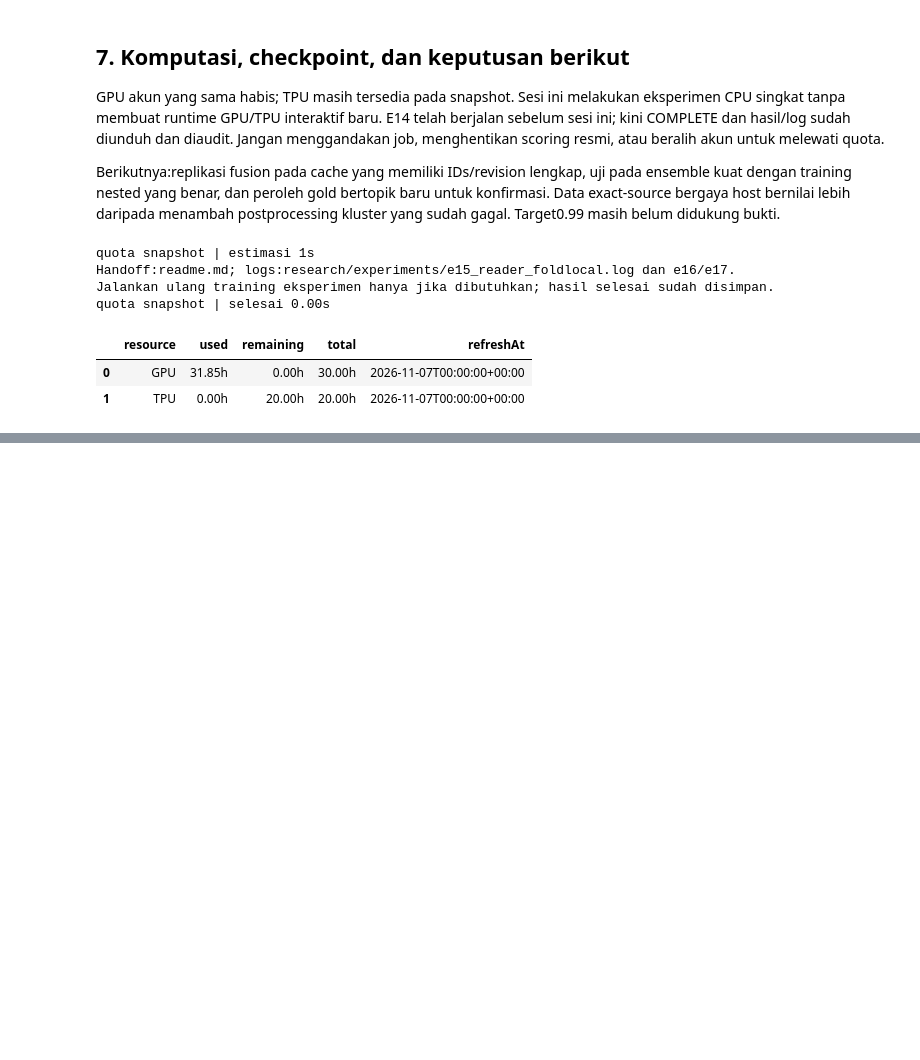
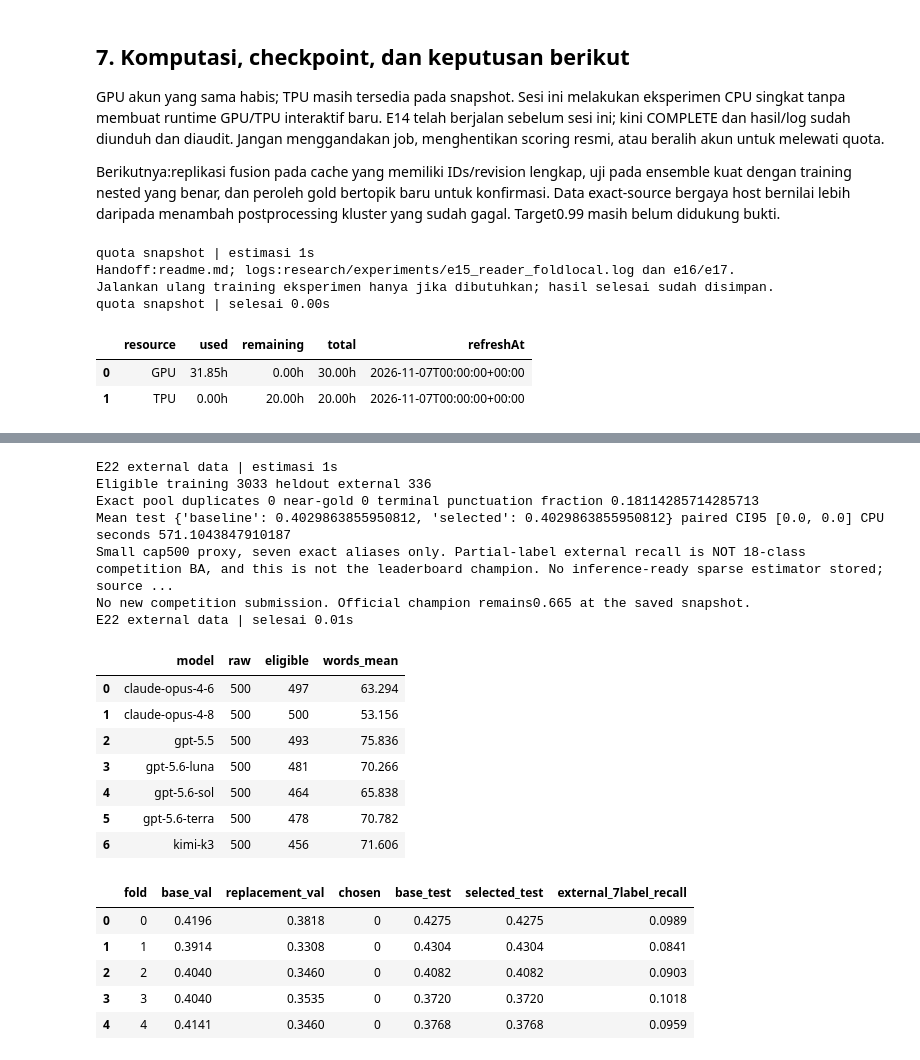
Before and after one commit to yauwes/name-that-llm-sota-pipeline, a Jupyter notebook: ntl_session_20261103.ipynb, the cells around one changed output, grey strips where cells are left out. Cells and saved outputs as stored; diff of their text form; code cells hidden in the pictures; blank space fills up the shorter version.

```diff
--- a/ntl_session_20261103.ipynb
+++ b/ntl_session_20261103.ipynb
@@ -298,0 +405,39 @@ quota snapshot | selesai 0.00s
+# %%
+with step('E22 external data', 1):
+    directory=ROOT/'research/experiments/e22_reader_data'
+    audit=json.loads((directory/'audit.json').read_text())
+    e22=json.loads((directory/'results.json').read_text())
+    display(pd.DataFrame(audit['per_class']).round(3))
+    print('Eligible training',audit['eligible_training_rows'],'heldout external',audit['eligible_external_test_rows'])
+    print('Exact pool duplicates',audit['exact_pool'],'near-gold',audit['near_gold_char_ge08'],
+          'terminal punctuation fraction',audit['terminal_punctuation_fraction'])
+    records=[json.loads((directory/f'proxy_fold{f}.json').read_text()) for f in range(5)]
+    display(pd.DataFrame([dict(fold=r['fold'],base_val=r['validation_trials'][0]['validation_ba'],
+        replacement_val=r['validation_trials'][1]['validation_ba'],chosen=r['chosen'],
+        base_test=r['baseline_test_ba'],selected_test=r['selected_test_ba'],
+        external_7label_recall=r['external_present_label_macro_recall']) for r in records]).round(4))
+    print('Mean test',e22['mean_test'],'paired CI95',e22['paired_ci95'],'CPU seconds',e22['elapsed_s'])
+    print(e22['caveat'])
+    print('No new competition submission. Official champion remains0.665 at the saved snapshot.')
+# %% [output]
+E22 external data | estimasi 1s
+Eligible training 3033 heldout external 336
+Exact pool duplicates 0 near-gold 0 terminal punctuation fraction 0.18114285714285713
+Mean test {'baseline': 0.4029863855950812, 'selected': 0.4029863855950812} paired CI95 [0.0, 0.0] CPU seconds 571.1043847910187
+Small cap500 proxy, seven exact aliases only. Partial-label external recall is NOT 18-class competition BA, and this is not the leaderboard champion. No inference-ready sparse estimator stored; source ...
+No new competition submission. Official champion remains0.665 at the saved snapshot.
+E22 external data | selesai 0.01s
+|  | model | raw | eligible | words_mean |
+| 0 | claude-opus-4-6 | 500 | 497 | 63.294 |
+| 1 | claude-opus-4-8 | 500 | 500 | 53.156 |
+| 2 | gpt-5.5 | 500 | 493 | 75.836 |
+| 3 | gpt-5.6-luna | 500 | 481 | 70.266 |
+| 4 | gpt-5.6-sol | 500 | 464 | 65.838 |
+| 5 | gpt-5.6-terra | 500 | 478 | 70.782 |
+| 6 | kimi-k3 | 500 | 456 | 71.606 |
+|  | fold | base_val | replacement_val | chosen | base_test | selected_test | external_7label_recall |
+| 0 | 0 | 0.4196 | 0.3818 | 0 | 0.4275 | 0.4275 | 0.0989 |
+| 1 | 1 | 0.3914 | 0.3308 | 0 | 0.4304 | 0.4304 | 0.0841 |
+| 2 | 2 | 0.4040 | 0.3460 | 0 | 0.4082 | 0.4082 | 0.0903 |
+| 3 | 3 | 0.4040 | 0.3535 | 0 | 0.3720 | 0.3720 | 0.1018 |
+| 4 | 4 | 0.4141 | 0.3460 | 0 | 0.3768 | 0.3768 | 0.0959 |
```
Also changed, not shown: parts of 9 cells of this notebook, 4 other files.
